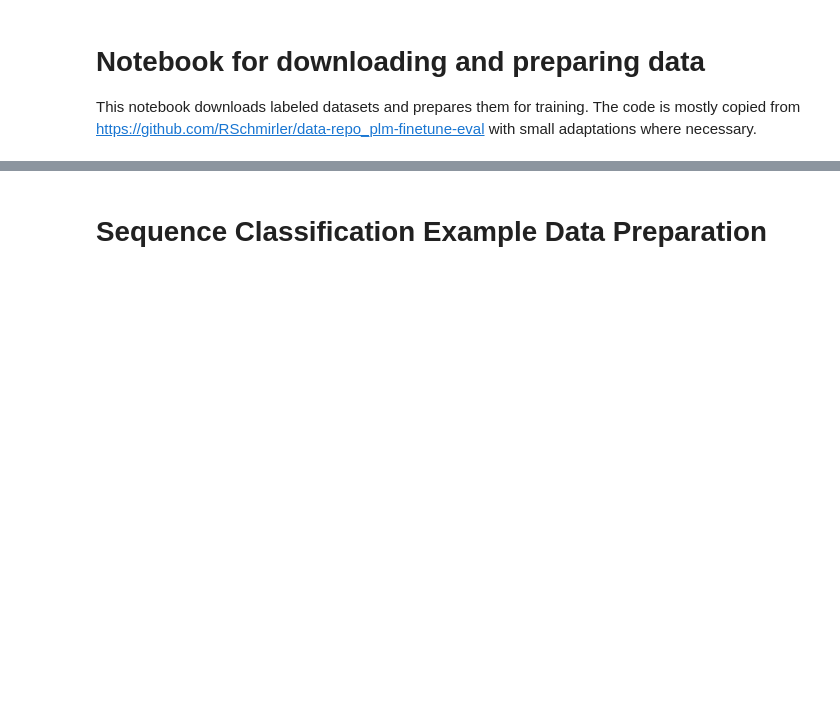
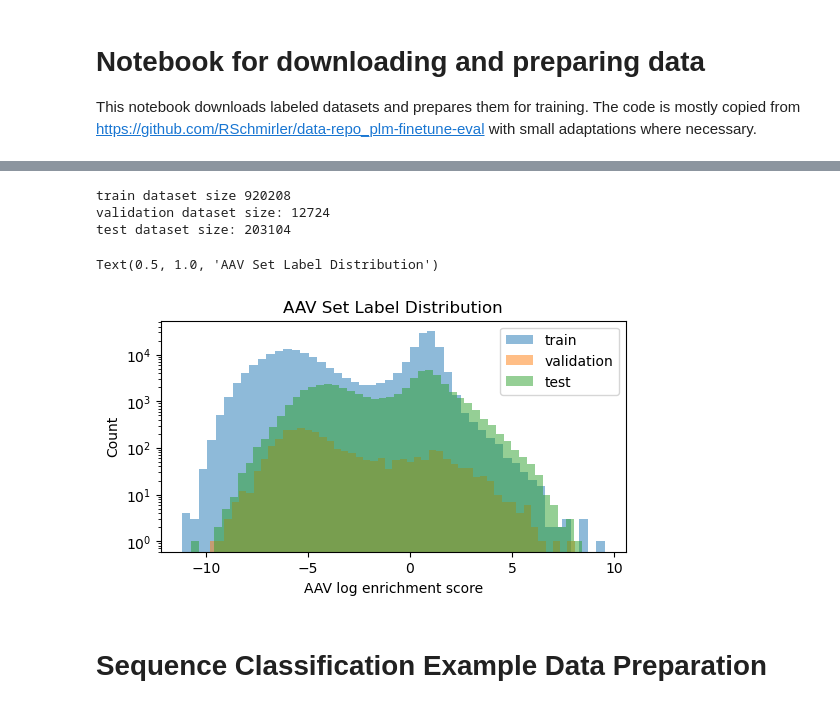
Before and after one commit to leerang77/PLM_finetune, a Jupyter notebook: data/prepare_data.ipynb, the cells around one changed output, grey strips where cells are left out. Cells and saved outputs as stored; diff of their text form; code cells hidden in the pictures; blank space fills up the shorter version.

```diff
--- a/data/prepare_data.ipynb
+++ b/data/prepare_data.ipynb
@@ -64,0 +99,29 @@ GB1_test_df.to_csv("training_data/gb1/gb1_seq_regression_test.csv",index=False)
+# %%
+# Download the zip file from GitHub
+AAV_URL = 'https://github.com/J-SNACKKB/FLIP/raw/main/splits/aav/splits.zip'
+AAV_FILENAME = 'splits/two_vs_many.csv'
+AAV_train_df, AAV_valid_df, AAV_test_df = download_data(AAV_URL, AAV_FILENAME, keep_columns=None)
+# %%
+# Print dataset info
+print("train dataset size", AAV_train_df.size)
+print("validation dataset size:", AAV_valid_df.size)
+print("test dataset size:", AAV_test_df.size)
+AAV_train_df.head()
+
+# Visualize label distribution
+from matplotlib import pyplot as plt
+plt.figure(figsize=(6,3))
+plt.hist(AAV_train_df.label, bins=50, alpha=0.5, label='train')
+plt.hist(AAV_valid_df.label, bins=50, alpha=0.5, label='validation')
+plt.hist(AAV_test_df.label, bins=50, alpha=0.5, label='test')
+plt.legend()
+plt.yscale("log")
+plt.xlabel("AAV log enrichment score")
+plt.ylabel("Count")
+plt.title("AAV Set Label Distribution")
+# %% [output]
+train dataset size 920208
+validation dataset size: 12724
+test dataset size: 203104
+Text(0.5, 1.0, 'AAV Set Label Distribution')
+[figure, added]
```
Also changed, not shown: parts of 25 cells of this notebook.
